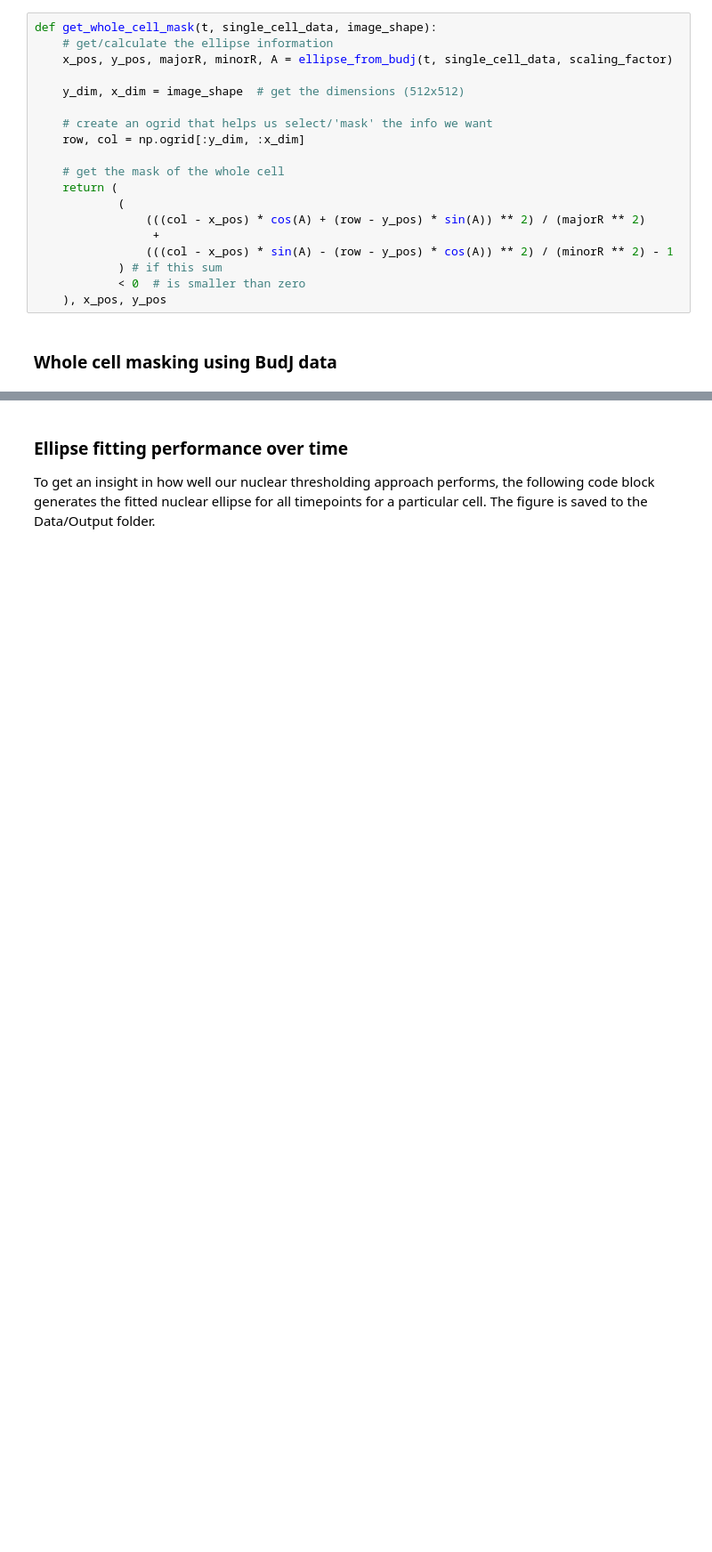
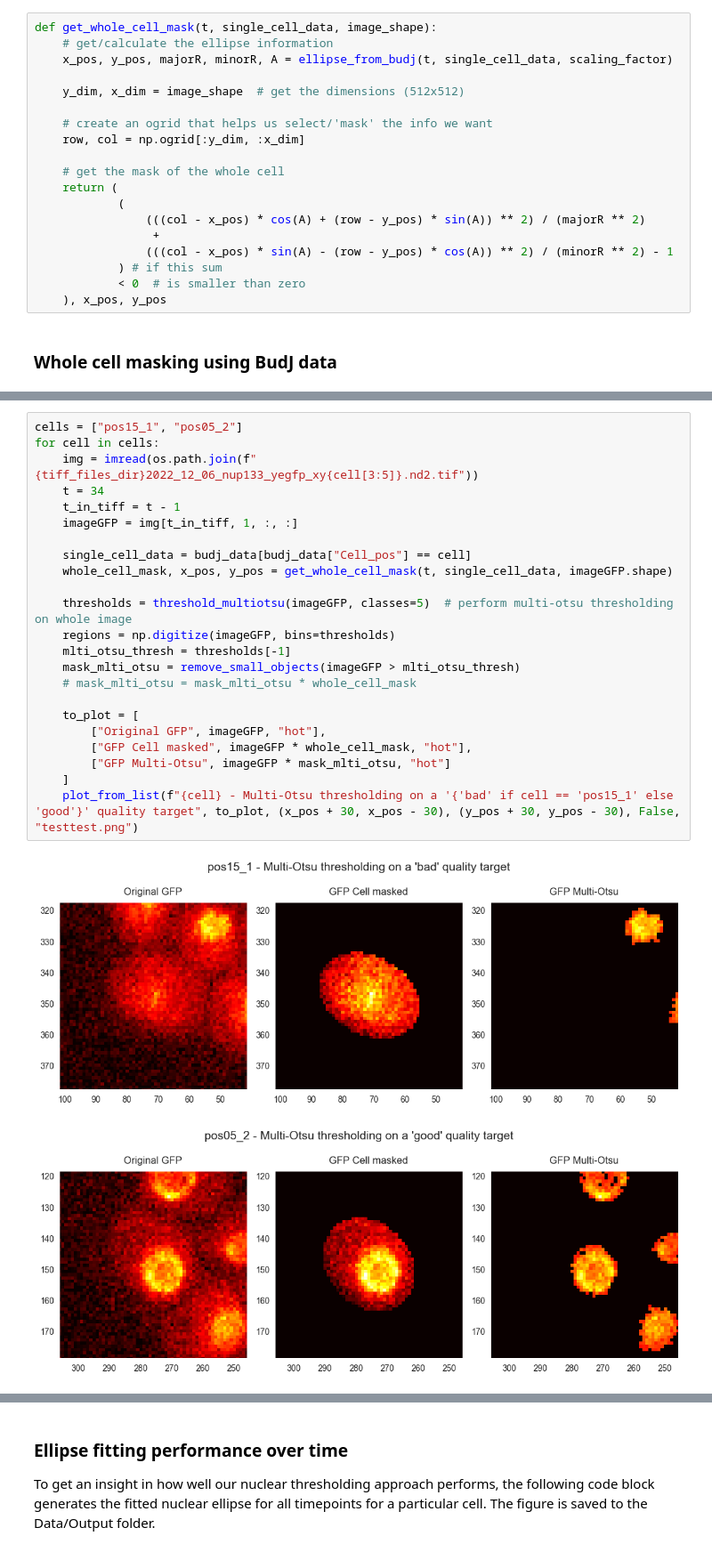
Before and after one commit to olledejong/Sfp1-Analysis, a Jupyter notebook: Volume_analysis.ipynb, the cells around one changed output, grey strips where cells are left out. Shown at 89% size. Drawn from its saved outputs; the diff is of its cells as text; blank space fills up the shorter version.

```diff
--- a/Volume_analysis.ipynb
+++ b/Volume_analysis.ipynb
@@ -262,0 +260,26 @@ Here we compare multiple thresholding methodologies. This is done on multiple ra
+# %%
+cells = ["pos15_1", "pos05_2"]
+for cell in cells:
+    img = imread(os.path.join(f"{tiff_files_dir}2022_12_06_nup133_yegfp_xy{cell[3:5]}.nd2.tif"))
+    t = 34
+    t_in_tiff = t - 1
+    imageGFP = img[t_in_tiff, 1, :, :]
+
+    single_cell_data = budj_data[budj_data["Cell_pos"] == cell]
+    whole_cell_mask, x_pos, y_pos = get_whole_cell_mask(t, single_cell_data, imageGFP.shape)
+
+    thresholds = threshold_multiotsu(imageGFP, classes=5)  # perform multi-otsu thresholding on whole image
+    regions = np.digitize(imageGFP, bins=thresholds)
+    mlti_otsu_thresh = thresholds[-1]
+    mask_mlti_otsu = remove_small_objects(imageGFP > mlti_otsu_thresh)
+    # mask_mlti_otsu = mask_mlti_otsu * whole_cell_mask
+
+    to_plot = [
+        ["Original GFP", imageGFP, "hot"],
+        ["GFP Cell masked", imageGFP * whole_cell_mask, "hot"],
+        ["GFP Multi-Otsu", imageGFP * mask_mlti_otsu, "hot"]
+    ]
+    plot_from_list(f"{cell} - Multi-Otsu thresholding on a '{'bad' if cell == 'pos15_1' else 'good'}' quality target", to_plot, (x_pos + 30, x_pos - 30), (y_pos + 30, y_pos - 30), False, "testtest.png")
+# %% [output]
+[figure, added]
+[figure, added]
```
Also changed, not shown: parts of 45 cells of this notebook.
